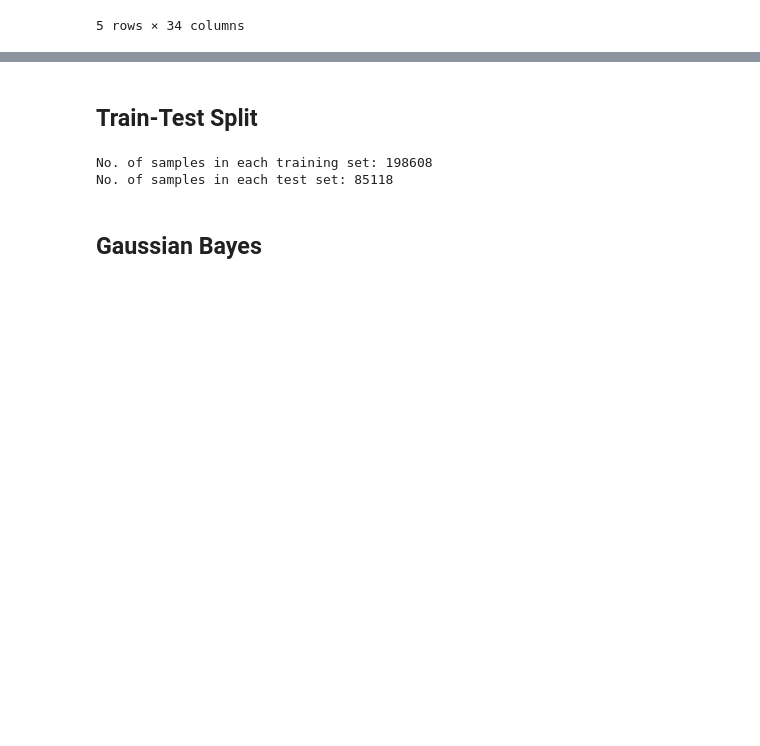
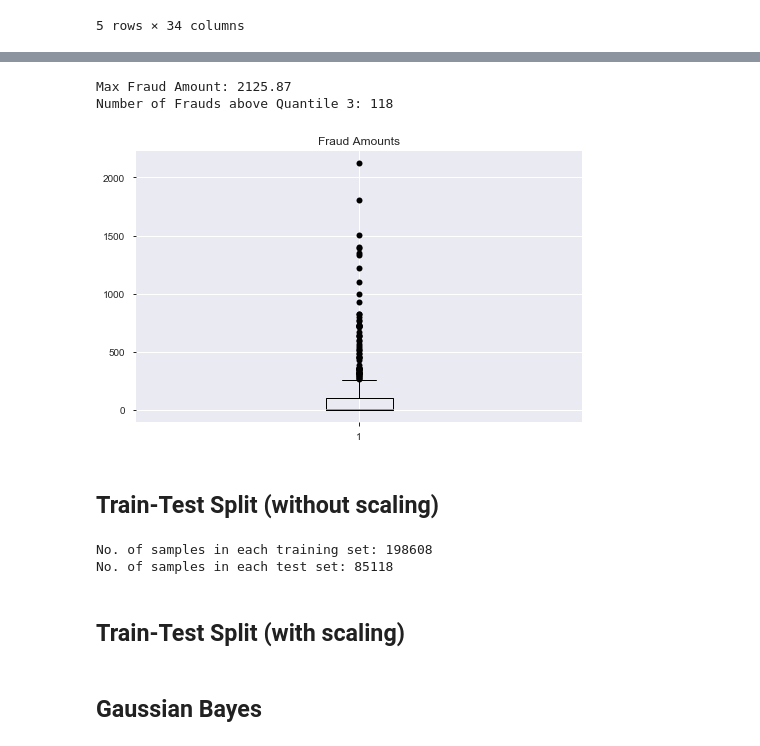
Before and after one commit to AdamBlomfield/mod_5_project, a Jupyter notebook: notebooks/ke_mod_5_project.ipynb, the cells around one changed output, grey strips where cells are left out. Drawn from its saved outputs; the diff is of its cells as text; code cells hidden in the pictures; blank space fills up the shorter version.

```diff
--- a/notebooks/ke_mod_5_project.ipynb
+++ b/notebooks/ke_mod_5_project.ipynb
@@ -309,5 +228,16 @@ df_cleaned.head()
+# %%
+plt.figure(figsize=(8,5))
+df_fraud = df_cleaned.loc[df_cleaned['Class']==1]
+plt.boxplot(df_fraud['Amount'], showfliers=True, sym='k')
+plt.title("Fraud Amounts")
+print("Max Fraud Amount:", df_fraud['Amount'].max())
+print("Number of Frauds above Quantile 3:", len(df_fraud.loc[df_fraud['Amount'] > df_fraud['Amount'].quantile(.75)]))
+# %% [output]
+Max Fraud Amount: 2125.87
+Number of Frauds above Quantile 3: 118
+[figure, added]
 # %% [markdown]
-## Train-Test Split
+## Train-Test Split (without scaling)
 # %%
 X = df_cleaned.drop(['Class'], axis=1)
 y = df_cleaned['Class']
@@ -318,3 +248,5 @@ print("No. of samples in each test set:", X_test.shape[0])
 # %% [output]
 No. of samples in each training set: 198608
 No. of samples in each test set: 85118
+# %% [markdown]
+## Train-Test Split (with scaling)
```
Also changed, not shown: parts of 63 cells of this notebook, 2 other files.
